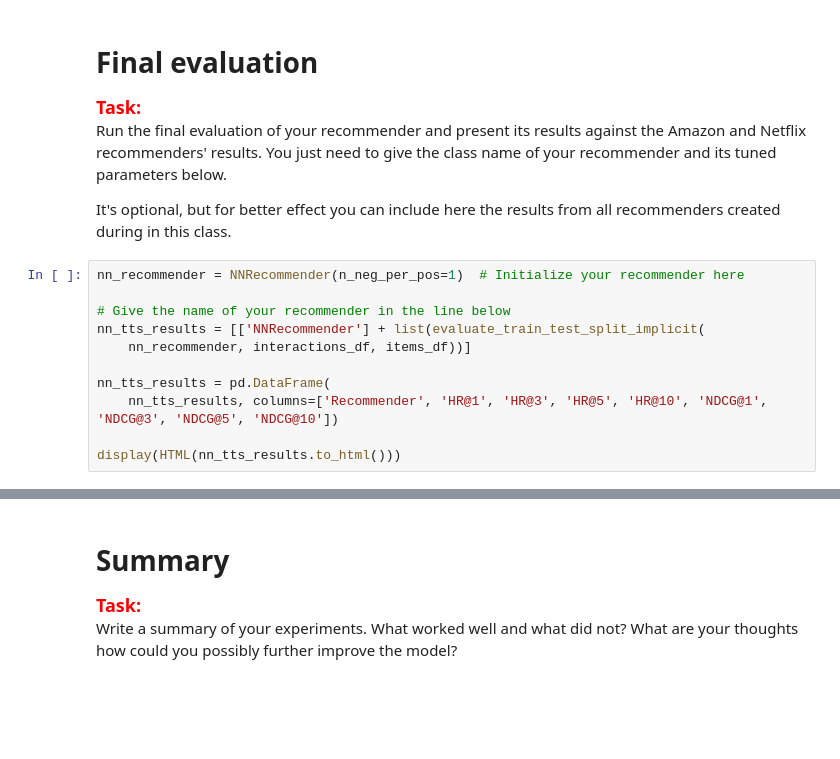
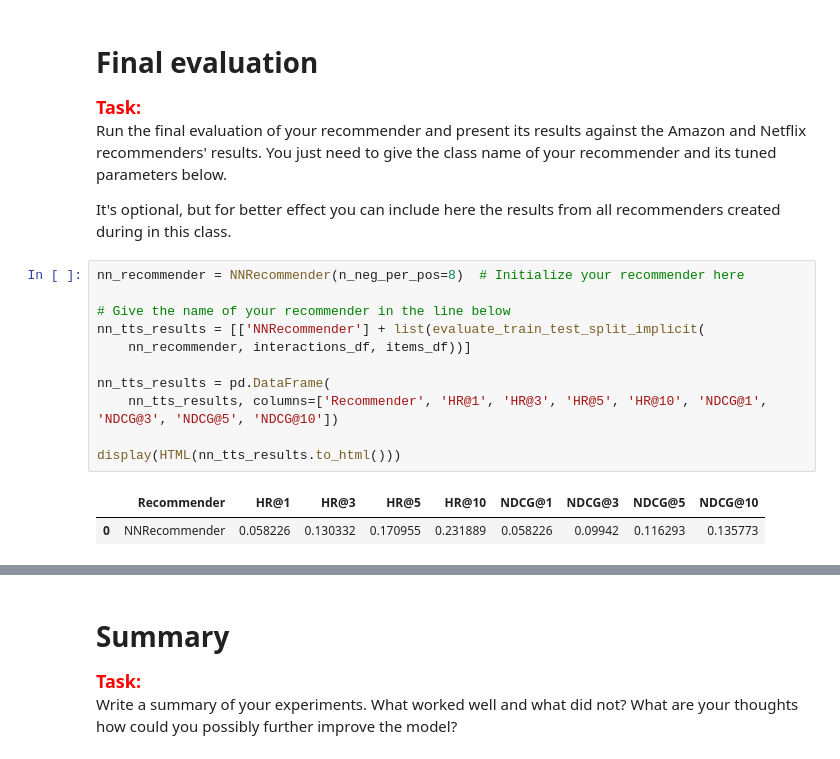
Before and after one commit to dansilecki/recommender-systems-project2, a Jupyter notebook: project_2_recommender_and_evaluation.ipynb, the cells around one changed output, grey strips where cells are left out. Saved outputs shown, nothing was run; the diff lists cells and outputs as text; blank space fills up the shorter version.

```diff
--- a/project_2_recommender_and_evaluation.ipynb
+++ b/project_2_recommender_and_evaluation.ipynb
@@ -648,16 +739,19 @@ Run the final evaluation of your recommender and present its results against the
 
 It's optional, but for better effect you can include here the results from all recommenders created during in this class.
 # %%
-nn_recommender = NNRecommender(n_neg_per_pos=1)  # Initialize your recommender here
+nn_recommender = NNRecommender(n_neg_per_pos=8)  # Initialize your recommender here
 
 # Give the name of your recommender in the line below
 nn_tts_results = [['NNRecommender'] + list(evaluate_train_test_split_implicit(
     nn_recommender, interactions_df, items_df))]
 
 nn_tts_results = pd.DataFrame(
     nn_tts_results, columns=['Recommender', 'HR@1', 'HR@3', 'HR@5', 'HR@10', 'NDCG@1', 'NDCG@3', 'NDCG@5', 'NDCG@10'])
 
 display(HTML(nn_tts_results.to_html()))
+# %% [output]
+|  | Recommender | HR@1 | HR@3 | HR@5 | HR@10 | NDCG@1 | NDCG@3 | NDCG@5 | NDCG@10 |
+| 0 | NNRecommender | 0.058226 | 0.130332 | 0.170955 | 0.231889 | 0.058226 | 0.09942 | 0.116293 | 0.135773 |
 # %%
 from recommenders.amazon_recommender import AmazonRecommender
 
```
Also changed, not shown: parts of 7 cells of this notebook, 1 other file.
